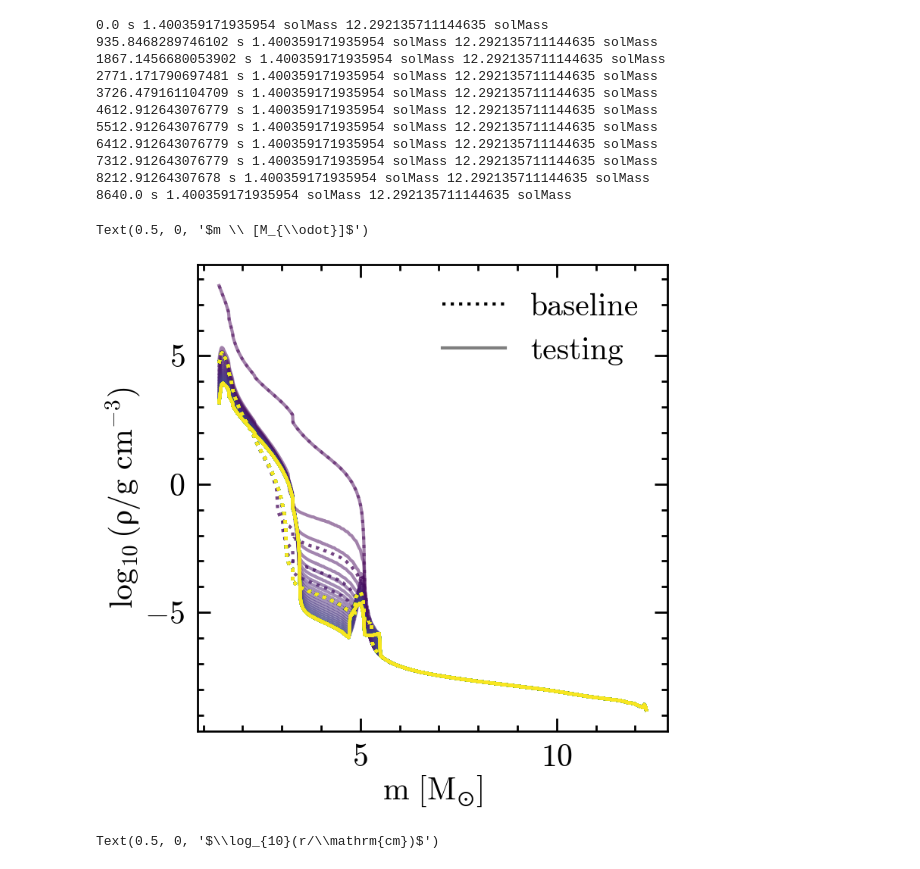
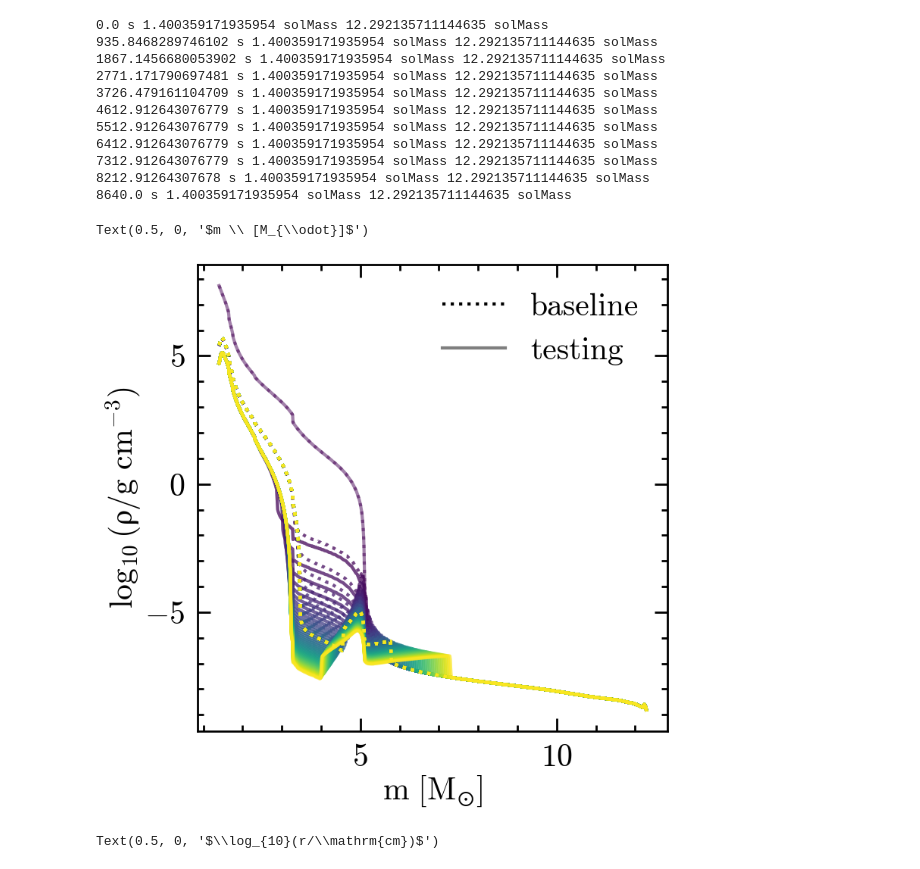
Before and after one commit to mathren/SNEC, a Jupyter notebook: scripts/dev_SNEC.ipynb, the cells around one changed output. Saved outputs shown, nothing was run; the diff lists cells and outputs as text; code cells hidden in the pictures.

```diff
--- a/scripts/dev_SNEC.ipynb
+++ b/scripts/dev_SNEC.ipynb
@@ -15,5 +16,8 @@ Hardcoded some constants
 # %%
 root = "/home/mrenzo/Documents/Research/codes/SNEC-1.01/Data/"
 baseline = root+"baseline/"
+new_baseline = root+'new_baseline/'  # test nothing is broken
 fallback1 = root+"fallback1/"
 testing = root+"testing/"
+bomb48 = root+'bomb1d48/'
+bomb0 = root+'bomb0.0d0/'
@@ -22,9 +43,21 @@ baseline_vel = baseline+"vel.xg"
 baseline_mass = baseline+"mass.xg"
 baseline_rho = baseline+"rho.xg"
 
+new_baseline_vel = new_baseline+"vel.xg"
+new_baseline_mass = new_baseline+"mass.xg"
+new_baseline_rho = new_baseline+"rho.xg"
+
 fallback1_vel = fallback1+"vel.xg"
 fallback1_mass = fallback1+"mass.xg"
 fallback1_rho = fallback1+"rho.xg"
+
+bomb48_vel = bomb48+"vel.xg"
+bomb48_mass = bomb48+"mass.xg"
+bomb48_rho = bomb48+"rho.xg"
+
+bomb0_vel = bomb0+"vel.xg"
+bomb0_mass = bomb0+"mass.xg"
+bomb0_rho = bomb0+"rho.xg"
 
 
 testing_vel = testing+"vel.xg"
@@ -44,10 +77,18 @@ fig = plt.figure()
 gs = gridspec.GridSpec(150, 100)
 ax = fig.add_subplot(gs[:, :])
 
+
+# get times
+vel_data = SNEC_output_parser(new_baseline)
+keys = np.array(list(vel_data.keys()))
+vel_times = keys * u.s
+
 for i, t in enumerate(vel_times):
     # if i%2 == 0: continue
-    plot_mass_radius(t, baseline_mass, ls=':', c=colors[i], ax=ax, lw=5, alpha=0.5, zorder=0)
-    plot_mass_radius(t, fallback1_mass, ls='-', c=colors[i], ax=ax, zorder=2)
+    plot_mass_radius(t, new_baseline_mass, ls=':', c=colors[i], ax=ax, lw=5, alpha=0.5, zorder=0)
+    # plot_mass_radius(t, bomb48_mass, ls='--', c=colors[i], ax=ax, lw=4, alpha=0.5, zorder=0)
+    # plot_mass_radius(t, bomb0_mass, ls='-', c=colors[i], ax=ax, lw=3, alpha=0.5, zorder=0)
+    # plot_mass_radius(t, fallback1_mass, ls='-', c=colors[i], ax=ax, zorder=2)
 
 
 ax.set_xscale("log")
@@ -64,13 +105,18 @@ ax = fig.add_subplot(gs[:, :])
 for i, t in enumerate(vel_times):
     # if i%2 ==0: continue
     # alpha = max(min(1.0-(0.8 - 0.01*i), 1.0), 0.0)
-    plot_v_radius_time(t, baseline_vel, baseline_mass, ax=ax, ls='--', # label=f"{t.to(u.h):.1f}",
-                       c=colors[i], # alpha=alpha
+    # plot_v_radius_time(t, new_baseline_vel, new_baseline_mass, ax=ax, ls='--', # label=f"{t.to(u.h):.1f}",
+    #                    c=colors[i], # alpha=alpha
+    #                    )
+    plot_v_radius_time(t, bomb48_vel, bomb48_mass, ax=ax, label=f"{t.to(u.h):.1f}", zorder=1,
+                       # alpha=alpha,
+                       c=colors[0]
                        )
-    plot_v_radius_time(t, fallback1_vel, fallback1_mass, ax=ax, label=f"{t.to(u.h):.1f}", zorder=1,
+    plot_v_radius_time(t, bomb0_vel, bomb0_mass, ax=ax, label=f"{t.to(u.h):.1f}", zorder=1,
                        # alpha=alpha,
-                       c=colors[i]
+                       c=colors[-1]
                        )
+
 
 ax.set_xlabel(r'$\log_{10}(r/\mathrm{[cm]})$')
 ax.set_ylabel(r'$v \ [\mathrm{km\ s^{-1}}]$')
@@ -112,36 +155,36 @@ def plot_rho_pfile(t, rho_out, ax=None, **kwargs):
     times = keys * u.s
     try:
         units = times.unit
     except AttributeError:
         times *= u.s
     index_time_of_interest = np.argmin(np.absolute(times-t))
     key_of_interest = keys[index_time_of_interest]
     rho = data[key_of_interest][:, 1] * u.g/u.cm**3
     mass = data[key_of_interest][:, 0] * u.g
     ax.plot(mass.to(u.Msun), np.log10(rho.value), **kwargs)
 
 
 
 fig = plt.figure()
 gs = gridspec.GridSpec(150, 100)
 ax = fig.add_subplot(gs[:, :])
 
 
 for i, t in enumerate(vel_times):
     # print(i)
-    plot_rho_pfile(t, testing_rho, ax=ax, # label=f'{t}',
+    plot_rho_pfile(t, new_baseline_rho, ax=ax, # label=f'{t}',
                    c=colors[i], lw=3, alpha=0.5)
-    plot_rho_pfile(t, baseline_rho, ax=ax, ls=':', alpha=0.5, c=colors[i])
+    plot_rho_pfile(t, bomb48_rho, ax=ax, ls=':', alpha=0.5, c=colors[i])
 
 
 ax.plot(np.nan, np.nan, ls=":", c='k', label="baseline")
 ax.plot(np.nan, np.nan, lw=3, c='k', alpha=0.5, label="testing") # r"$E_{\rm final}=0$")
 ax.legend()
 ax.set_ylabel(r"$\log_{10}(\rho/\mathrm{g\ cm^{-3}})$")
 ax.set_xlabel(r"$m \ [M_{\odot}]$")
 # %% [output]
 Text(0.5, 0, '$m \\ [M_{\\odot}]$')
-[figure, old version]
+[figure, new version]
 # %%
 # Density vs. Radius
 def plot_rho_r_pfile(t, rho_out, mass_out, ax=None, **kwargs):
```
Also changed, not shown: parts of 4 cells of this notebook, 5 other files.
